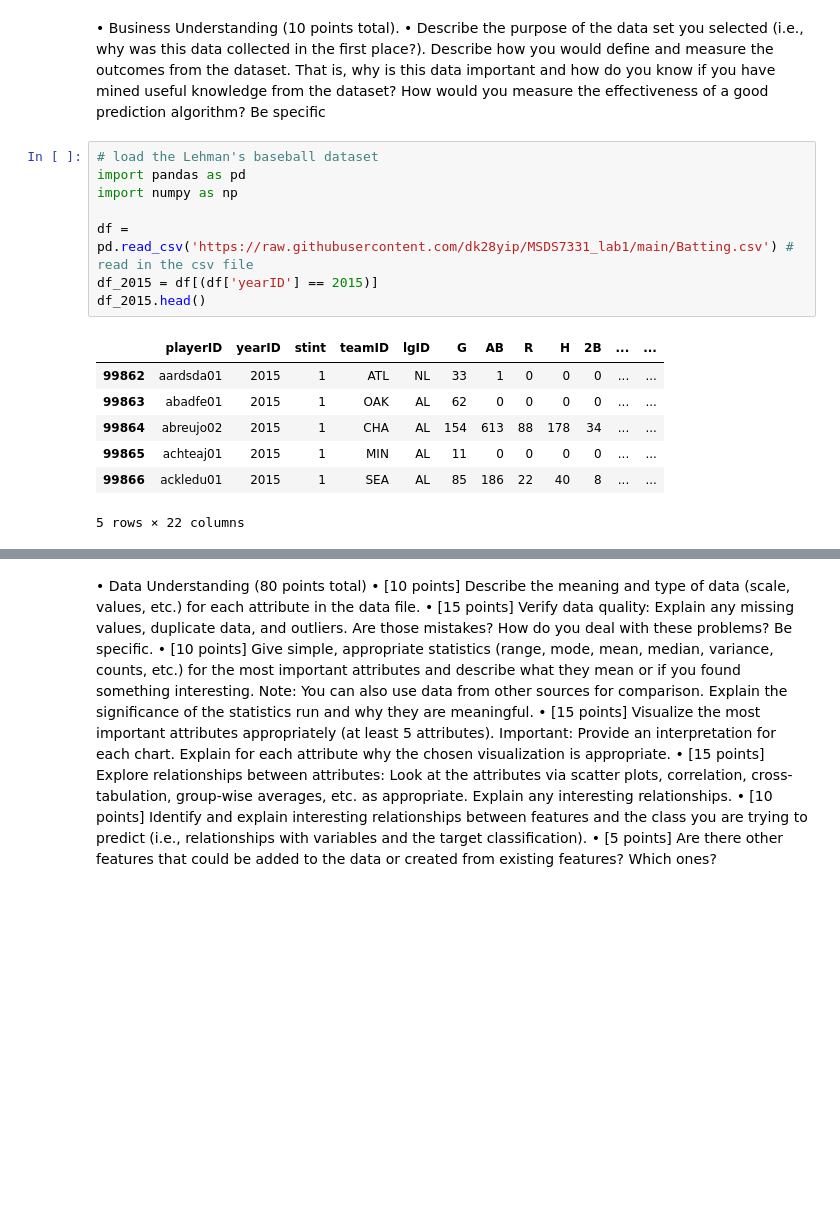
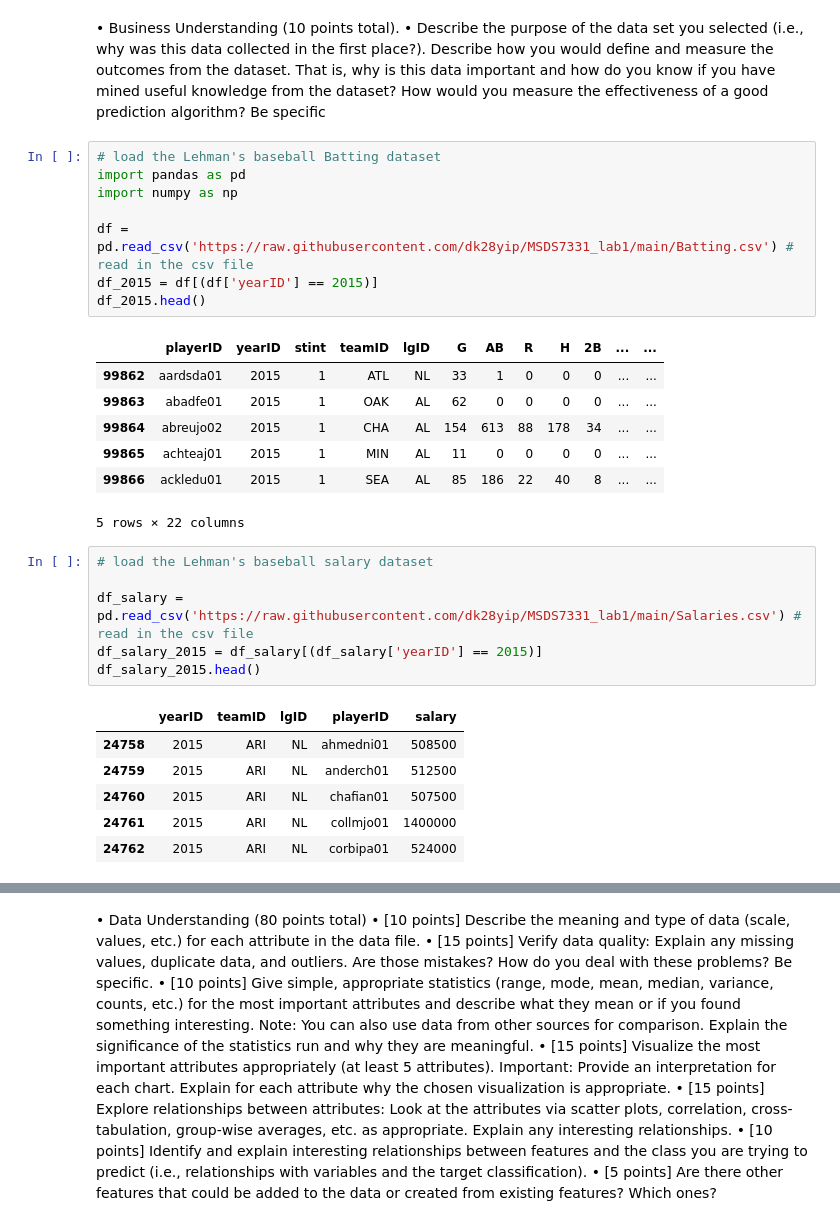
Before and after one commit to dk28yip/MSDS7331, a Jupyter notebook: Lab1.ipynb, the cells around one changed output, grey strips where cells are left out. Cells and saved outputs as stored; diff of their text form; blank space fills up the shorter version.

```diff
--- a/Lab1.ipynb
+++ b/Lab1.ipynb
@@ -19,7 +19,7 @@ dataset. That is, why is this data important and how do you know if you have min
 useful knowledge from the dataset? How would you measure the effectiveness of a
 good prediction algorithm? Be specific
 # %%
-# load the Lehman's baseball dataset
+# load the Lehman's baseball Batting dataset
 import pandas as pd
 import numpy as np
 
@@ -34,3 +34,16 @@ df_2015.head()
 | 99865 | achteaj01 | 2015 | 1 | MIN | AL | 11 | 0 | 0 | 0 | 0 | ... | ... |
 | 99866 | ackledu01 | 2015 | 1 | SEA | AL | 85 | 186 | 22 | 40 | 8 | ... | ... |
 5 rows × 22 columns
+# %%
+# load the Lehman's baseball salary dataset
+
+df_salary = pd.read_csv('https://raw.githubusercontent.com/dk28yip/MSDS7331_lab1/main/Salaries.csv') # read in the csv file
+df_salary_2015 = df_salary[(df_salary['yearID'] == 2015)]
+df_salary_2015.head()
+# %% [output]
+|  | yearID | teamID | lgID | playerID | salary |
+| 24758 | 2015 | ARI | NL | ahmedni01 | 508500 |
+| 24759 | 2015 | ARI | NL | anderch01 | 512500 |
+| 24760 | 2015 | ARI | NL | chafian01 | 507500 |
+| 24761 | 2015 | ARI | NL | collmjo01 | 1400000 |
+| 24762 | 2015 | ARI | NL | corbipa01 | 524000 |
```
Also changed, not shown: parts of 23 cells of this notebook.
